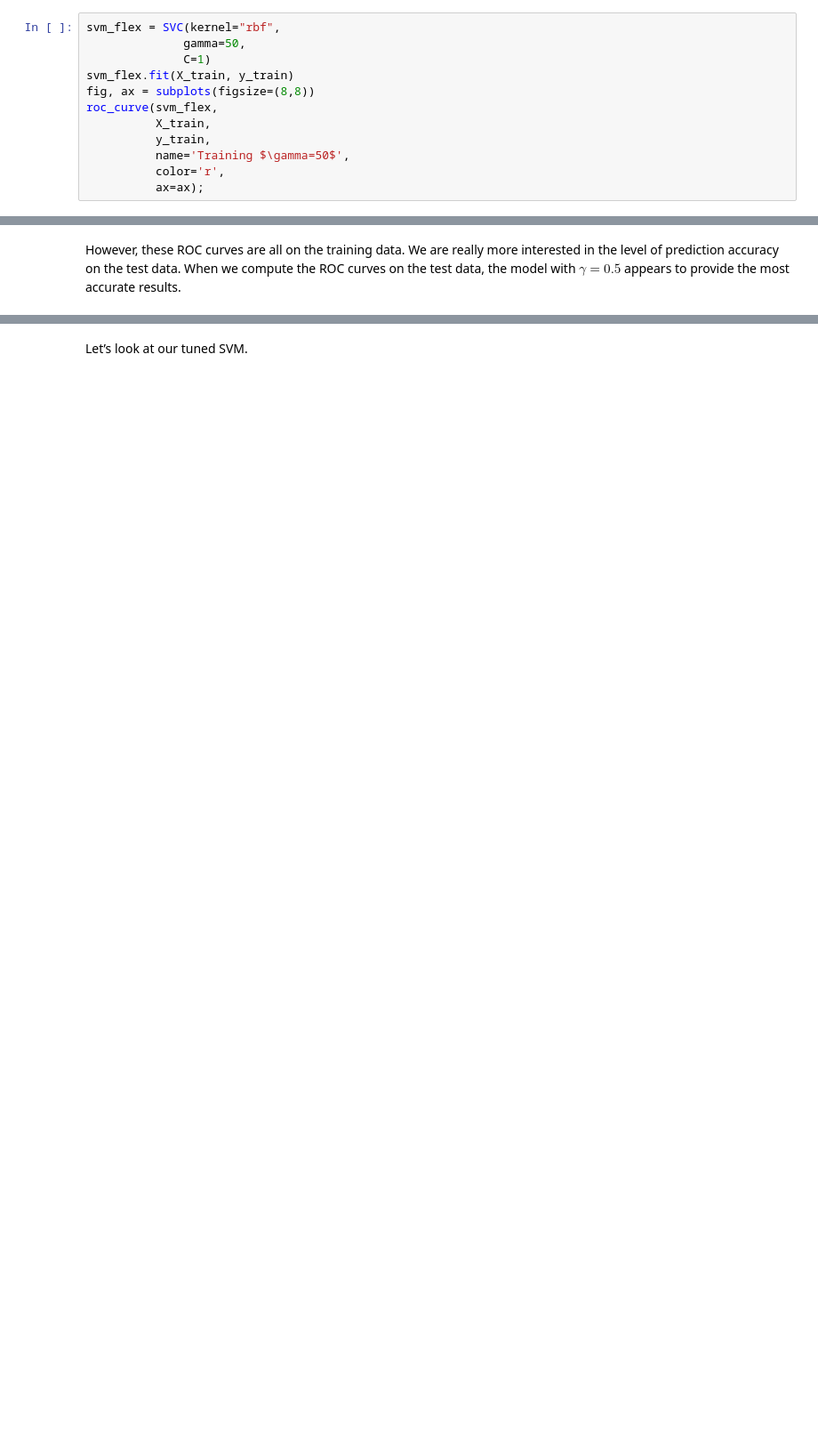
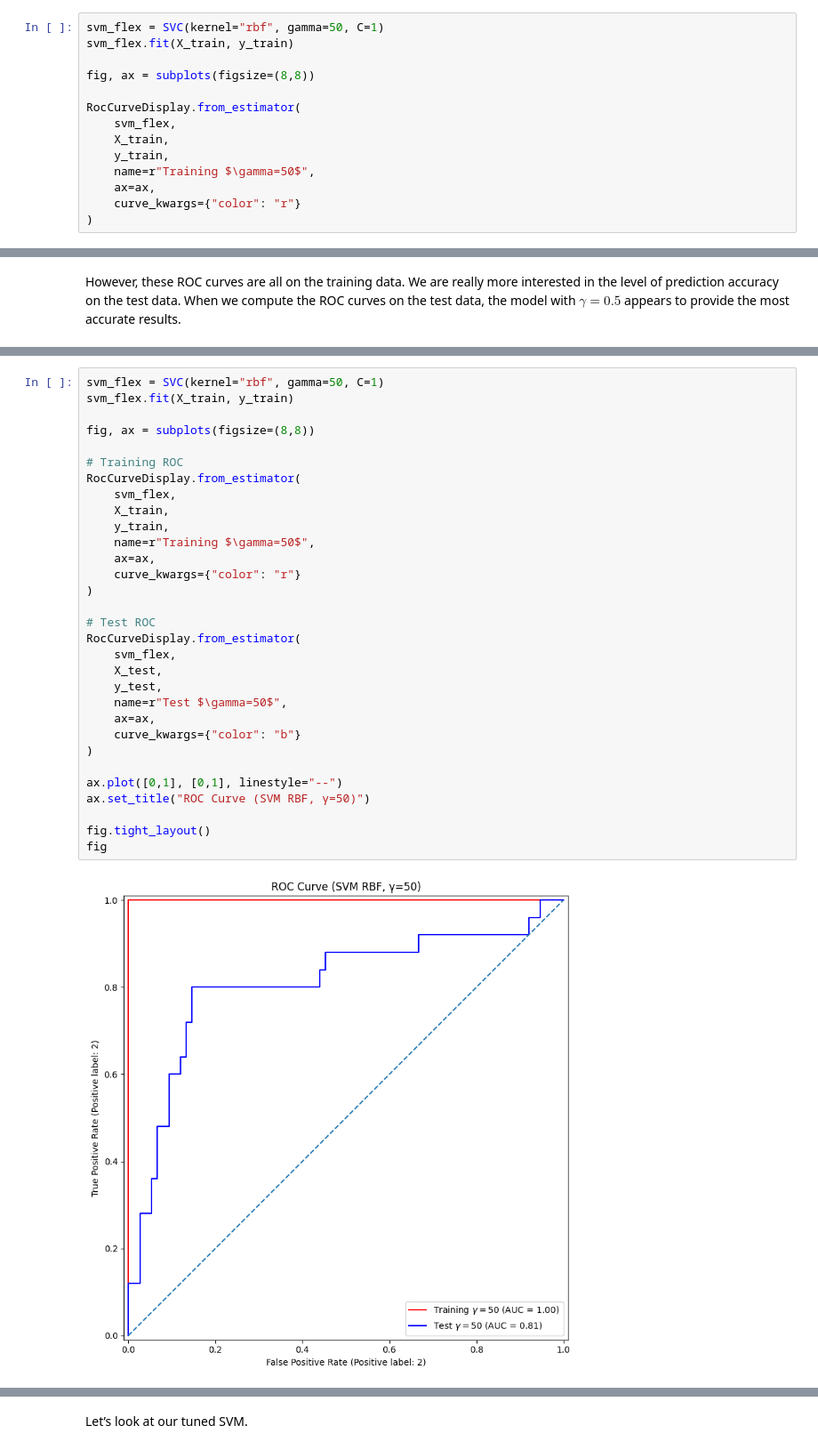
Before and after one commit to mbdidier/Data_Mining_Course, a Jupyter notebook: Lab 9_Support_Vector_Machines.ipynb, the cells around one changed output, grey strips where cells are left out. Shown at 89% size. Drawn from its saved outputs; the diff is of its cells as text; blank space fills up the shorter version.

```diff
--- a/Lab 9_Support_Vector_Machines.ipynb
+++ b/Lab 9_Support_Vector_Machines.ipynb
@@ -324,15 +331,17 @@ roc_curve(best_svm,
 $\gamma$ we can produce a more flexible fit and generate further
 improvements in accuracy.
 # %%
-svm_flex = SVC(kernel="rbf",
-              gamma=50,
-              C=1)
+svm_flex = SVC(kernel="rbf", gamma=50, C=1)
 svm_flex.fit(X_train, y_train)
+
 fig, ax = subplots(figsize=(8,8))
-roc_curve(svm_flex,
-          X_train,
-          y_train,
-          name='Training $\gamma=50$',
-          color='r',
-          ax=ax);
+
+RocCurveDisplay.from_estimator(
+    svm_flex,
+    X_train,
+    y_train,
+    name=r"Training $\gamma=50$",
+    ax=ax,
+    curve_kwargs={"color": "r"}
+)
 # %% [output]
@@ -352,0 +355,33 @@ fig;
+# %%
+svm_flex = SVC(kernel="rbf", gamma=50, C=1)
+svm_flex.fit(X_train, y_train)
+
+fig, ax = subplots(figsize=(8,8))
+
+# Training ROC
+RocCurveDisplay.from_estimator(
+    svm_flex,
+    X_train,
+    y_train,
+    name=r"Training $\gamma=50$",
+    ax=ax,
+    curve_kwargs={"color": "r"}
+)
+
+# Test ROC
+RocCurveDisplay.from_estimator(
+    svm_flex,
+    X_test,
+    y_test,
+    name=r"Test $\gamma=50$",
+    ax=ax,
+    curve_kwargs={"color": "b"}
+)
+
+ax.plot([0,1], [0,1], linestyle="--")
+ax.set_title("ROC Curve (SVM RBF, γ=50)")
+
+fig.tight_layout()
+fig
+# %% [output]
+[figure, added]
```
Also changed, not shown: parts of 6 cells of this notebook, 3 other files.
